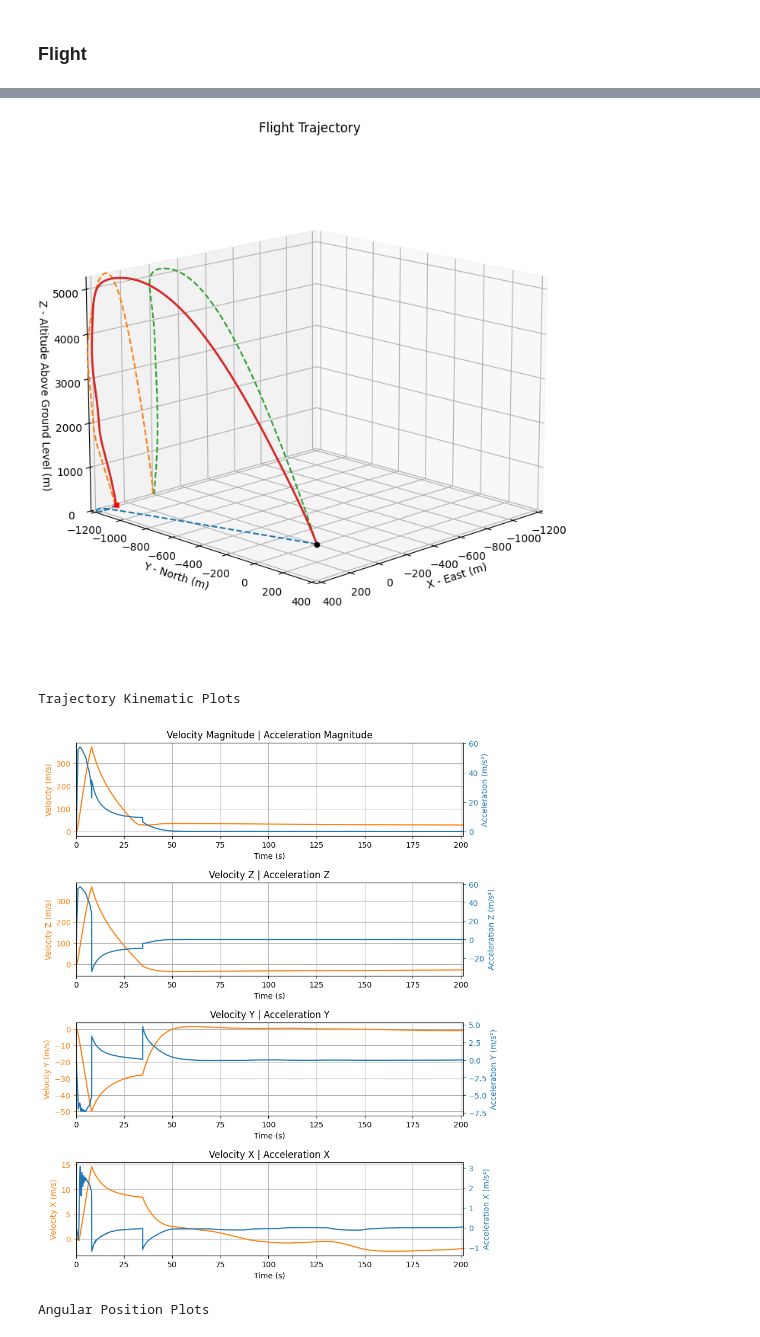
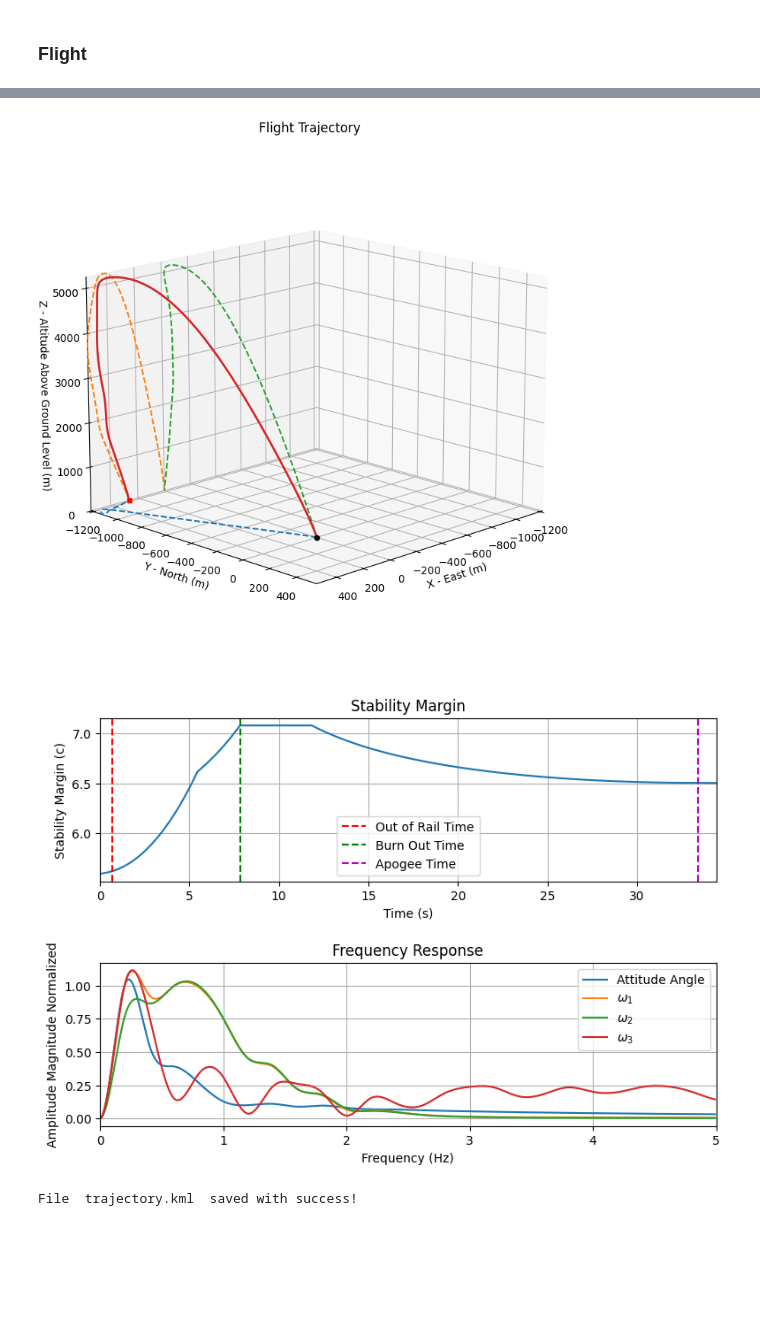
Before and after one commit to SpaceTeam/Lamarr_Flight_Simulation_RocketPy, a Jupyter notebook: Team26_RocketPy_v1_0_0.ipynb, the cells around one changed output, grey strips where cells are left out. Drawn from its saved outputs; the diff is of its cells as text; code cells hidden in the pictures; blank space fills up the shorter version.

```diff
--- a/Team26_RocketPy_v1_0_0.ipynb
+++ b/Team26_RocketPy_v1_0_0.ipynb
@@ -517,20 +454,20 @@ total_mass        = rocket_config["total_weight"] / 1000
 inertia_x_y   = rocket_config["moment_of_intertia_XY"]
 inertia_z     = rocket_config["moment_of_intertia_Z"]
 
-upper_railbutton_position = rocket_config["railbuttons"]["upper"]/1000
-lower_railbutton_position = rocket_config["railbuttons"]["lower"]/1000
-nozzle_position     = motor_config["nozzle"]["position"]          / 1000
+upper_railbutton_position   = rocket_config["railbuttons"]["upper"] / 1000
+lower_railbutton_position   = rocket_config["railbuttons"]["lower"] / 1000
+fin_position                = rocket_config["fins"]["position"]     / 1000
+nozzle_position             = motor_config["nozzle"]["position"]    / 1000
 
-#CG
-CG = rocket_config["total_CG"] / 1000
+total_CG = rocket_config["total_CG"] / 1000
 
 hedy = Rocket(
-    radius = rocket_diameter /2,                      # m
-    mass = total_mass,                                # m
-    inertia = (inertia_x_y, inertia_x_y, inertia_z),  # kg * m^2
+    radius = rocket_diameter /2,
+    mass = total_mass,
+    inertia = (inertia_x_y, inertia_x_y, inertia_z),
     power_off_drag = "./power_off_drag.csv",
     power_on_drag = "./power_on_drag.csv",
-    center_of_mass_without_motor = CG,                # m
+    center_of_mass_without_motor = total_CG,
     coordinate_system_orientation = "tail_to_nose"
 )
 
@@ -583,55 +520,34 @@ Thrust-to-Weight Plot
 # %% [markdown]
 ### Flight
 # %%
-from os import name
-from rocketpy import CompareFlights
-
 rail_length           = flight_config["rail_length"]
 inclination           = flight_config["inclination"]
 heading               = flight_config["heading"]
 terminate_on_apogee   = flight_config["terminate_on_apogee"]
 
-
-
-flight_normal = Flight(
+flight_reanalysis = Flight(
           rocket        = hedy,
-          environment   = envNormal,
+          environment   = envReanalysis,
           rail_length   = rail_length,
           inclination   = inclination,
           heading       = heading,
           terminate_on_apogee = terminate_on_apogee,
-          name          = "Normal"
- )
-#flight_normal.prints.out_of_rail_conditions()
-#flight_normal.prints.apogee_conditions()
-#flight_normal.prints.impact_conditions()
-#flight_normal.prints.maximum_values()
-#flight_normal.plots.trajectory_3d()
-#flight_normal.plots.stability_and_control_data()
+          name          = "Reanalysis"
+  )
+print(f"Takeoff Mass: {hedy.total_mass(flight_reanalysis.out_of_rail_time)}")
+flight_reanalysis.prints.out_of_rail_conditions()
+flight_reanalysis.prints.apogee_conditions()
+#flight_reanalysis.prints.impact_conditions()
+flight_reanalysis.prints.maximum_values()
+flight_reanalysis.plots.trajectory_3d()
+flight_reanalysis.plots.stability_and_control_data()
 
-#flight_normal.plots.all()
-#flight_normal.prints.all()
-#flight_normal.all_info()
+#flight_reanalysis.prints.all()
+#flight_reanalysis.plots.all()
 
 
 
-flight_forecast = Flight(
-          rocket        = hedy,
-          environment   = envForecast,
-          rail_length   = rail_length,
-          inclination   = inclination,
-          heading       = heading,
-          terminate_on_apogee = terminate_on_apogee,
-          name          = "Forecast"
-  )
-#flight_forecast.prints.out_of_rail_conditions()
-#flight_forecast.prints.apogee_conditions()
-#flight_forecast.prints.impact_conditions()
-#flight_forecast.prints.maximum_values()
-#flight_forecast.plots.trajectory_3d()
-#flight_forecast.plots.stability_and_control_data()
+#flight_reanalysis.all_info()
 
-#flight_forecast.prints.all()
-#flight_forecast.plots.all()
-flight_forecast.all_info()
+flight_reanalysis.export_kml()
 # %% [output]
@@ -655,4 +571,3 @@ Trajectory 3d Plot
-[figure, old version]
+[figure, new version]
+[figure, new version]
-Trajectory Kinematic Plots
+File  trajectory.kml  saved with success!
-[figure, old version]
-Angular Position Plots
```
Also changed, not shown: parts of 34 cells of this notebook, 12 other files.
